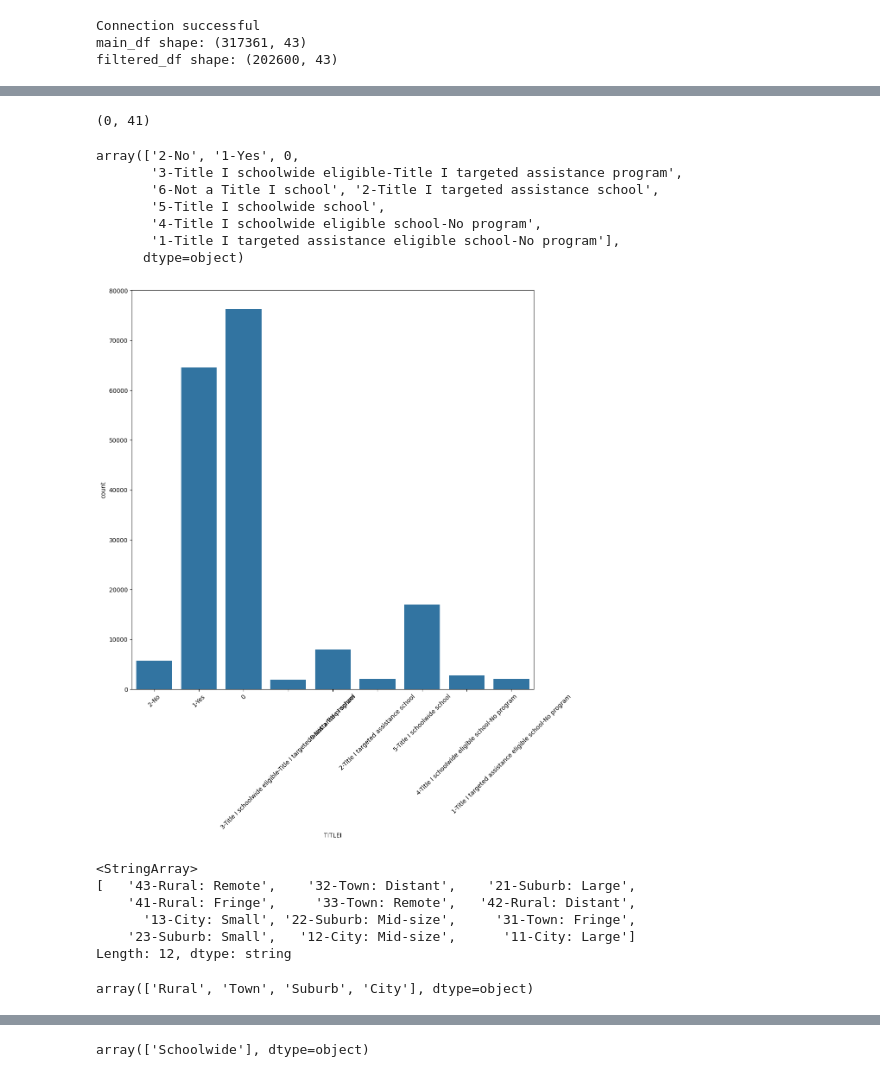
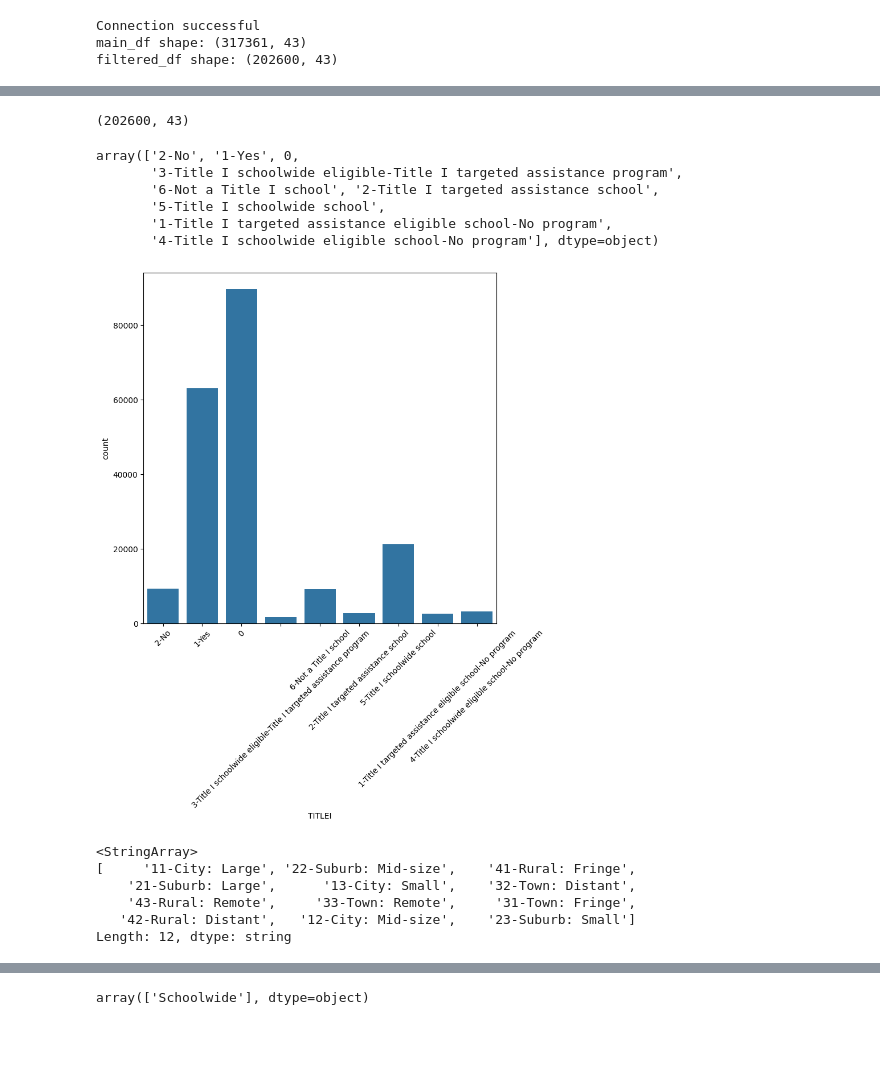
Before and after one commit to caparcom/Customer_Churn_Capstone, a Jupyter notebook: src/clean_data.ipynb, the cells around one changed output, grey strips where cells are left out. Cells and saved outputs as stored; diff of their text form; code cells hidden in the pictures; blank space fills up the shorter version.

Commit message:
Additional cleaning on clean_data.ipynb

```diff
--- a/src/clean_data.ipynb
+++ b/src/clean_data.ipynb
@@ -147,11 +153,3 @@ print(f"filtered_df shape: {filtered_df.shape}")
 Connection successful
 main_df shape: (317361, 43)
 filtered_df shape: (202600, 43)
-# %%
-# Checking records against all five years
-counts = main_df["NCESSCH"].value_counts()
-keep_ids = counts[counts == 5].index
-filtered_df = main_df[main_df["NCESSCH"].isin(keep_ids)].copy()
-
-print(f"main_df shape: {main_df.shape}")
-print(f"filtered_df shape: {filtered_df.shape}")
@@ -173,8 +155,0 @@ main_df = main_df[main_df['VIRTUAL'].isin(['Not Virtual', 'Not a virtual school'
-# %%
-# Checking records against all five years
-counts = main_df["NCESSCH"].value_counts()
-keep_ids = counts[counts == 5].index
-filtered_df = main_df[main_df["NCESSCH"].isin(keep_ids)].copy()
-
-print(f"main_df shape: {main_df.shape}")
-print(f"filtered_df shape: {filtered_df.shape}")
@@ -218,8 +155,0 @@ main_df[main_df['NCESSCH'] == '40088603407']
-# %%
-# Checking records against all five years
-counts = main_df["NCESSCH"].value_counts()
-keep_ids = counts[counts == 5].index
-filtered_df = main_df[main_df["NCESSCH"].isin(keep_ids)].copy()
-print(counts)
-print(f"main_df shape: {main_df.shape}")
-print(f"filtered_df shape: {filtered_df.shape}")
@@ -278,34 +156,30 @@ Name: count, Length: 61791, dtype: Int64
-# %%
-# ensure all records contain at minimum 5 years
-counts = main_df["NCESSCH"].value_counts()
-keep_ids = counts[counts == 5].index
-filtered_df = main_df[main_df["NCESSCH"].isin(keep_ids)].copy()
-filtered_df.shape
-# %% [output]
-(0, 41)
+# %%
+# after filtering, work out of filtered df
+filtered_df.shape
+# %% [output]
+(202600, 43)
 # %%
-main_df['TITLEI'].unique()
+filtered_df['TITLEI'].unique()
 # %% [output]
 array(['2-No', '1-Yes', 0,
        '3-Title I schoolwide eligible-Title I targeted assistance program',
        '6-Not a Title I school', '2-Title I targeted assistance school',
        '5-Title I schoolwide school',
-       '4-Title I schoolwide eligible school-No program',
-       '1-Title I targeted assistance eligible school-No program'],
-      dtype=object)
+       '1-Title I targeted assistance eligible school-No program',
+       '4-Title I schoolwide eligible school-No program'], dtype=object)
 # %%
-plt.figure(figsize=(12,12))
-sns.countplot(data=main_df, x='TITLEI')
+plt.figure(figsize=(8,8))
+sns.countplot(data=filtered_df, x='TITLEI')
 plt.xticks(rotation=45)
 plt.show()
 # %% [output]
-[figure, old version]
+[figure, new version]
 # %%
-main_df['ULOCALE'].unique()
+filtered_df['ULOCALE'].unique()
 # %% [output]
 <StringArray>
-[   '43-Rural: Remote',    '32-Town: Distant',    '21-Suburb: Large',
-    '41-Rural: Fringe',     '33-Town: Remote',   '42-Rural: Distant',
-      '13-City: Small', '22-Suburb: Mid-size',     '31-Town: Fringe',
-    '23-Suburb: Small',   '12-City: Mid-size',      '11-City: Large']
+[     '11-City: Large', '22-Suburb: Mid-size',    '41-Rural: Fringe',
+    '21-Suburb: Large',      '13-City: Small',    '32-Town: Distant',
+    '43-Rural: Remote',     '33-Town: Remote',     '31-Town: Fringe',
+   '42-Rural: Distant',   '12-City: Mid-size',    '23-Suburb: Small']
 Length: 12, dtype: string
@@ -315,4 +185,0 @@ main_df["locale_category"] = main_df["ULOCALE"].str.split("-").str[1].str.split(
-# %%
-main_df["locale_category"].unique()
-# %% [output]
-array(['Rural', 'Town', 'Suburb', 'City'], dtype=object)
```
Also changed, not shown: parts of 37 cells of this notebook.
